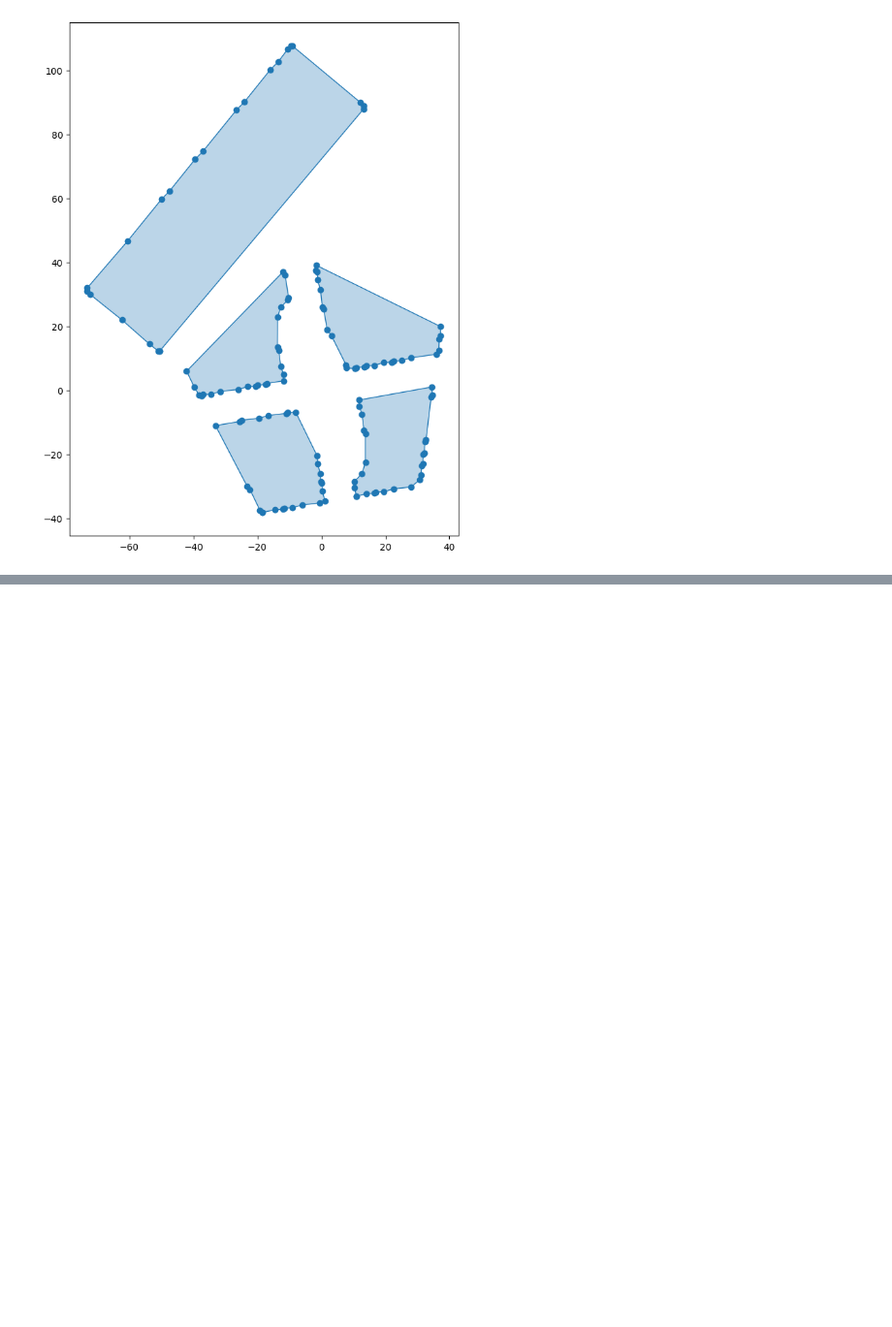
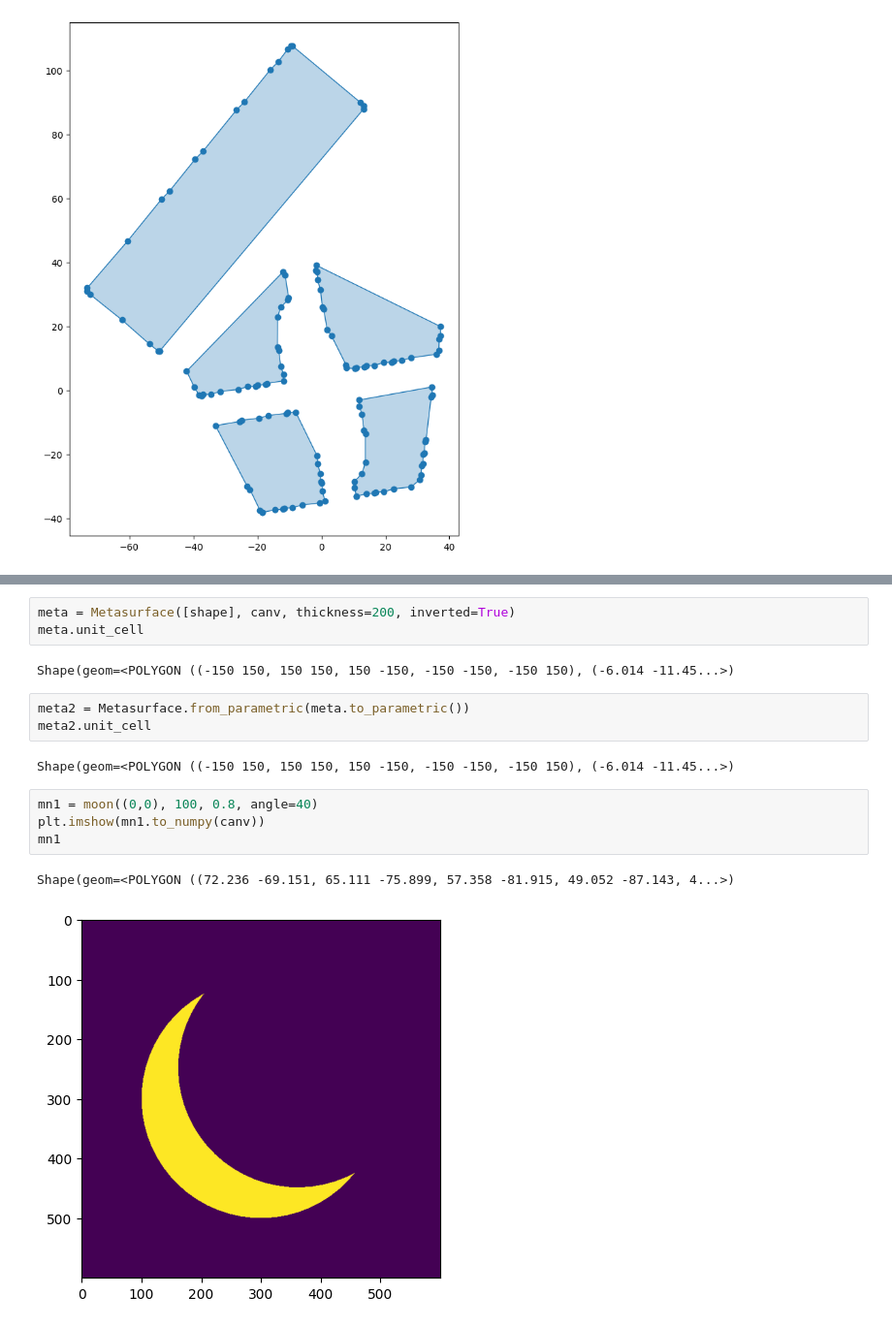
Before and after one commit to RodionovSA/Metashapes, a Jupyter notebook: Example.ipynb, the cells around one changed output, grey strips where cells are left out. Shown: that part at 97% size. Drawn from its saved outputs; the diff is of its cells as text; blank space fills up the shorter version.

```diff
--- a/Example.ipynb
+++ b/Example.ipynb
@@ -116,3 +134,20 @@ meta.unit_cell
 Spacing: 0.0, Lx: 300, Ly: 300, dx: 1.0, dy: 1.0
 Spacing: 25.0, Lx: 300, Ly: 300, dx: 1.0, dy: 1.0
 Shape(geom=<MULTIPOLYGON (((30.645 125, -83.259 -10.746, -125 24.278, -125 32.853, -47....>)
+# %%
+meta = Metasurface([shape], canv, thickness=200, inverted=True)
+meta.unit_cell
+# %% [output]
+Shape(geom=<POLYGON ((-150 150, 150 150, 150 -150, -150 -150, -150 150), (-6.014 -11.45...>)
+# %%
+meta2 = Metasurface.from_parametric(meta.to_parametric())
+meta2.unit_cell
+# %% [output]
+Shape(geom=<POLYGON ((-150 150, 150 150, 150 -150, -150 -150, -150 150), (-6.014 -11.45...>)
+# %%
+mn1 = moon((0,0), 100, 0.8, angle=40)
+plt.imshow(mn1.to_numpy(canv))
+mn1
+# %% [output]
+Shape(geom=<POLYGON ((72.236 -69.151, 65.111 -75.899, 57.358 -81.915, 49.052 -87.143, 4...>)
+[figure, added]
```
Also changed, not shown: parts of 7 cells of this notebook, 10 other files.
